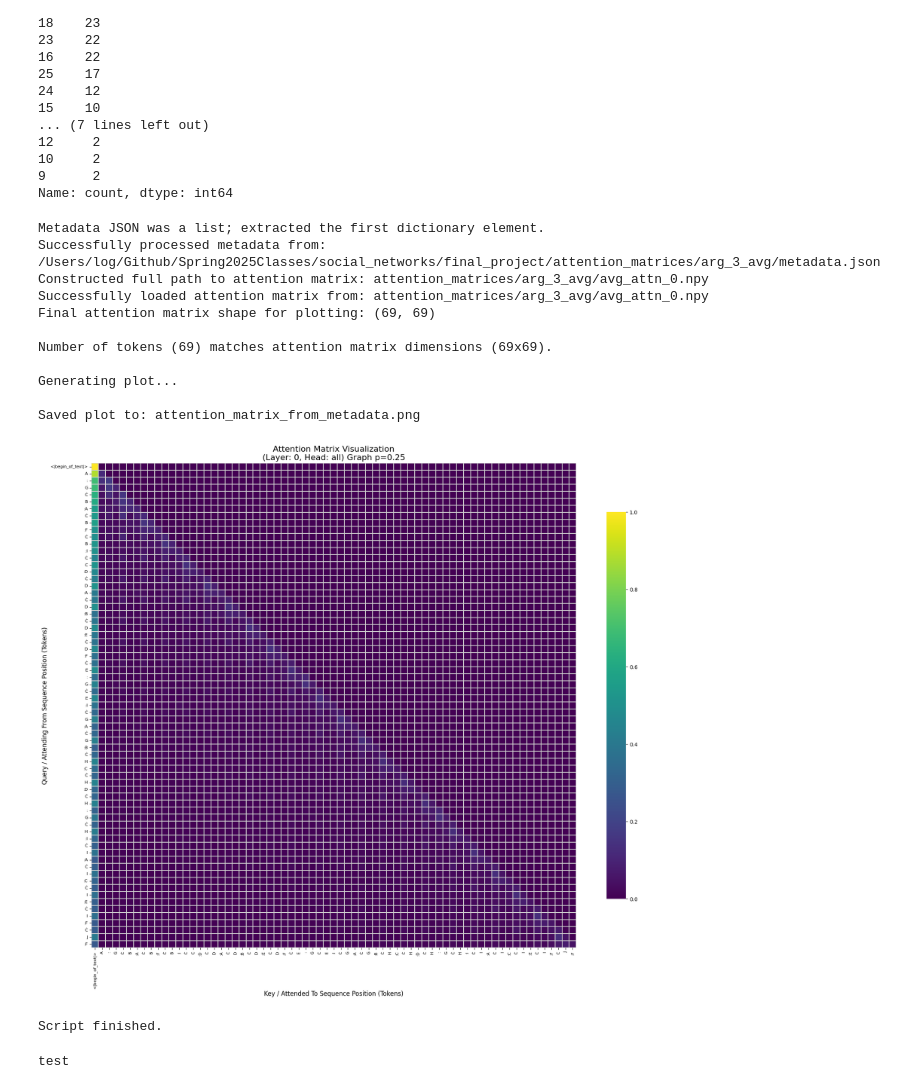
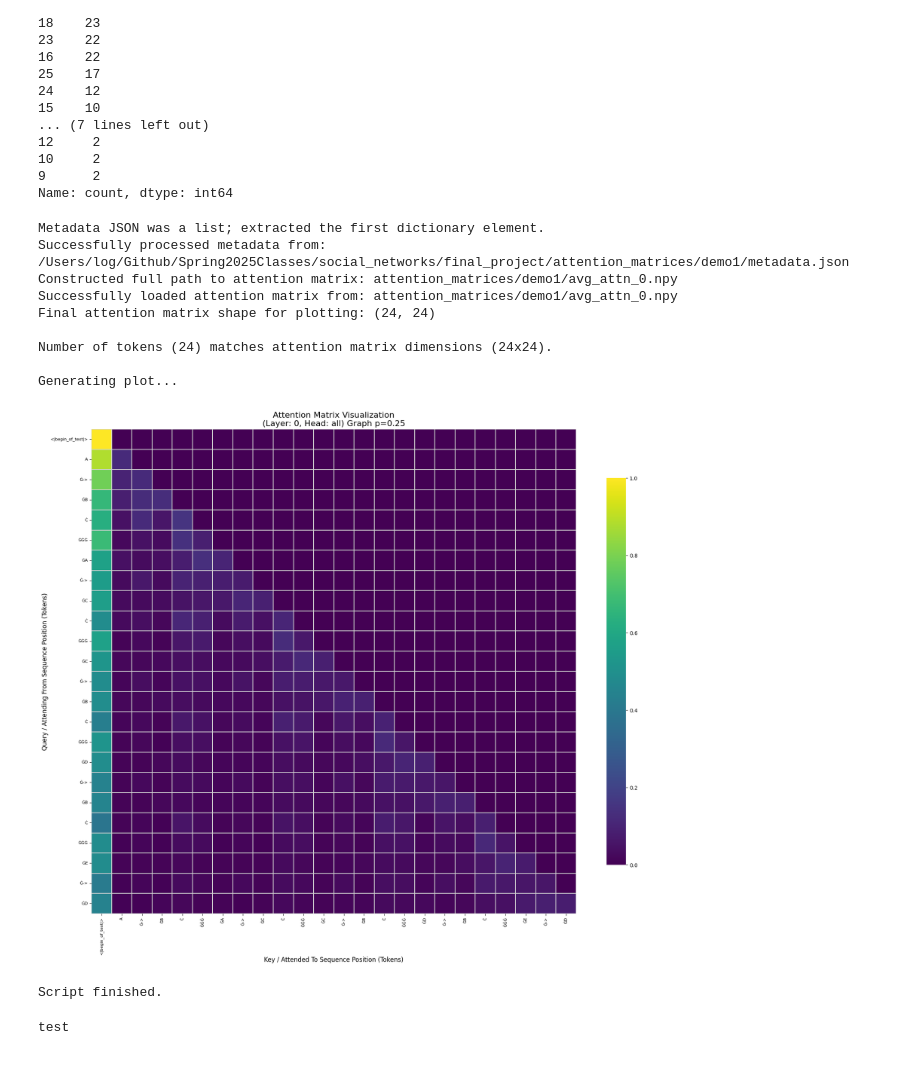
Before and after one commit to LoganBolton/Spring2025Classes, a Jupyter notebook: social_networks/final_project/analysis.ipynb, the cells around one changed output. Saved outputs shown, nothing was run; the diff lists cells and outputs as text; code cells hidden in the pictures.

```diff
--- a/social_networks/final_project/analysis.ipynb
+++ b/social_networks/final_project/analysis.ipynb
@@ -40,7 +40,7 @@ import seaborn as sns
 import os # Needed for path manipulation
 
 # --- Configuration ---
-metadata_file_path = '/Users/log/Github/Spring2025Classes/social_networks/final_project/attention_matrices/arg_3_avg/metadata.json'
+metadata_file_path = '/Users/log/Github/Spring2025Classes/social_networks/final_project/attention_matrices/demo1/metadata.json'
 output_plot_filename = 'attention_matrix_from_metadata.png'
 # ---
 
@@ -157,41 +157,39 @@ sns.heatmap(attention_matrix,
             linecolor='lightgrey',
             cbar_kws={"shrink": 0.7},
             xticklabels=tokens,
             yticklabels=tokens)
 
 title = f'Attention Matrix Visualization\n(Layer: {layer}, Head: {head})'
 if "connection_probability" in metadata:
      title += f' Graph p={metadata.get("connection_probability", "N/A")}' # Use .get for safety
 plt.title(title, fontsize=16)
 plt.xlabel('Key / Attended To Sequence Position (Tokens)', fontsize=12)
 plt.ylabel('Query / Attending From Sequence Position (Tokens)', fontsize=12)
 
 plt.xticks(rotation=90, fontsize=8)
 plt.yticks(fontsize=8)
 
 plt.tight_layout()
 # try:
 #     plt.savefig(output_plot_filename, dpi=300, bbox_inches='tight')
 #     print(f"\nSaved plot to: {output_plot_filename}")
 # except Exception as e:
 #     print(f"\nError saving plot: {e}")
 
 plt.show()
 
 print("\nScript finished.")
 # %% [output]
 Metadata JSON was a list; extracted the first dictionary element.
-Successfully processed metadata from: /Users/log/Github/Spring2025Classes/social_networks/final_project/attention_matrices/arg_3_avg/metadata.json
-Constructed full path to attention matrix: attention_matrices/arg_3_avg/avg_attn_0.npy
-Successfully loaded attention matrix from: attention_matrices/arg_3_avg/avg_attn_0.npy
-Final attention matrix shape for plotting: (69, 69)
+Successfully processed metadata from: /Users/log/Github/Spring2025Classes/social_networks/final_project/attention_matrices/demo1/metadata.json
+Constructed full path to attention matrix: attention_matrices/demo1/avg_attn_0.npy
+Successfully loaded attention matrix from: attention_matrices/demo1/avg_attn_0.npy
+Final attention matrix shape for plotting: (24, 24)
 
-Number of tokens (69) matches attention matrix dimensions (69x69).
+Number of tokens (24) matches attention matrix dimensions (24x24).
 
 Generating plot...
-
-Saved plot to: attention_matrix_from_metadata.png
-[figure, old version]
+[figure, new version]
 Script finished.
 # %%
 print("test")
```
Also changed, not shown: 11 other files.
